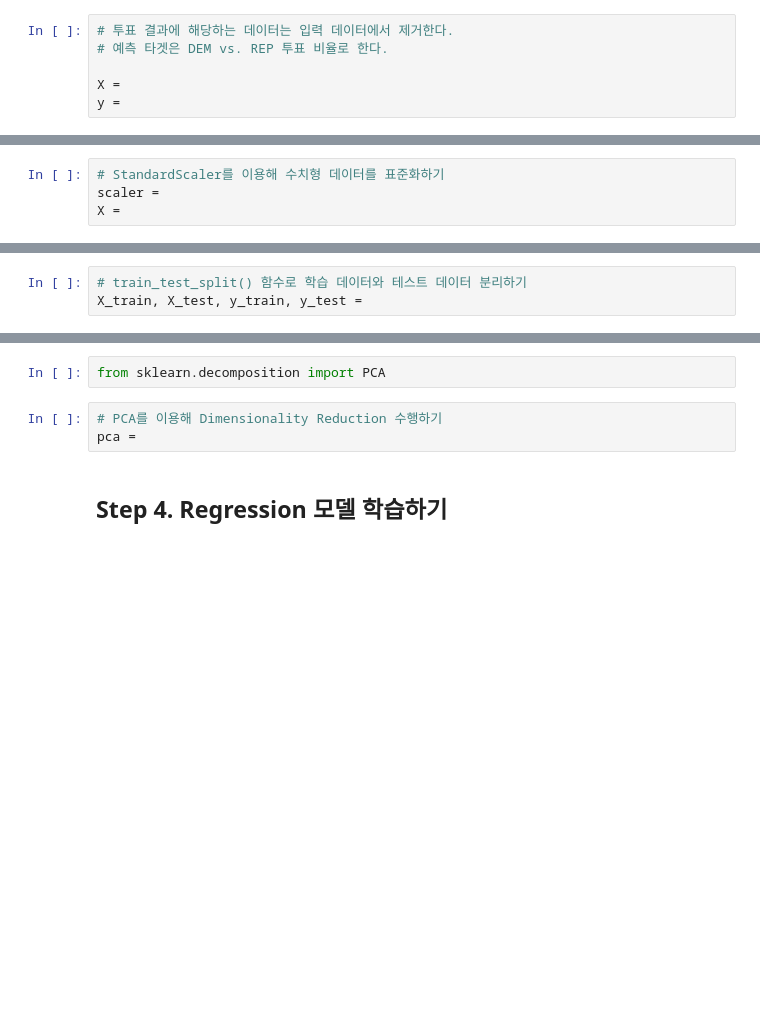
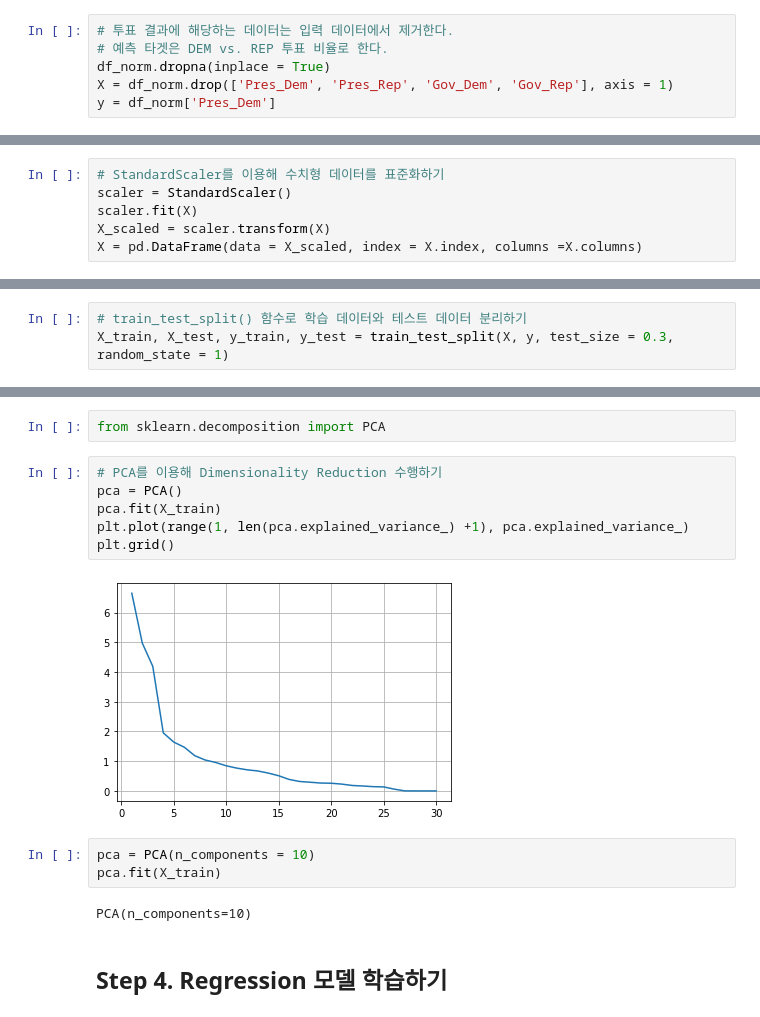
Before and after one commit to puddingHong/Fastcampus, a Jupyter notebook: 미국 대통령 선거 데이터.ipynb, the cells around one changed output, grey strips where cells are left out. Drawn from its saved outputs; the diff is of its cells as text; blank space fills up the shorter version.

```diff
--- a/미국 대통령 선거 데이터.ipynb
+++ b/미국 대통령 선거 데이터.ipynb
@@ -611,14 +624,16 @@ array([0.  , 0.25, 0.5 , 0.75, 1.  ])
 # %%
 # 투표 결과에 해당하는 데이터는 입력 데이터에서 제거한다.
 # 예측 타겟은 DEM vs. REP 투표 비율로 한다.
-
-X =
-y =
+df_norm.dropna(inplace = True)
+X = df_norm.drop(['Pres_Dem', 'Pres_Rep', 'Gov_Dem', 'Gov_Rep'], axis = 1)
+y = df_norm['Pres_Dem']
 # %% [markdown]
 ### 문제 12. StandardScaler를 이용해 수치형 데이터 표준화하기
 # %%
 from sklearn.preprocessing import StandardScaler
 # %%
 # StandardScaler를 이용해 수치형 데이터를 표준화하기
-scaler =
-X =
+scaler = StandardScaler()
+scaler.fit(X)
+X_scaled = scaler.transform(X)
+X = pd.DataFrame(data = X_scaled, index = X.index, columns =X.columns)
@@ -628,6 +653,6 @@ X =
 from sklearn.model_selection import train_test_split
 # %%
 # train_test_split() 함수로 학습 데이터와 테스트 데이터 분리하기
-X_train, X_test, y_train, y_test =
+X_train, X_test, y_train, y_test = train_test_split(X, y, test_size = 0.3, random_state = 1)
 # %% [markdown]
 ### 문제 14. PCA를 이용해 데이터 전처리 수행하기
@@ -635,7 +667,17 @@ X_train, X_test, y_train, y_test =
 from sklearn.decomposition import PCA
 # %%
 # PCA를 이용해 Dimensionality Reduction 수행하기
-pca =
+pca = PCA()
+pca.fit(X_train)
+plt.plot(range(1, len(pca.explained_variance_) +1), pca.explained_variance_)
+plt.grid()
+# %% [output]
+[figure, added]
+# %%
+pca = PCA(n_components = 10)
+pca.fit(X_train)
+# %% [output]
+PCA(n_components=10)
 # %% [markdown]
 ## Step 4. Regression 모델 학습하기
 # %% [markdown]
```
Also changed, not shown: parts of 6 cells of this notebook.
